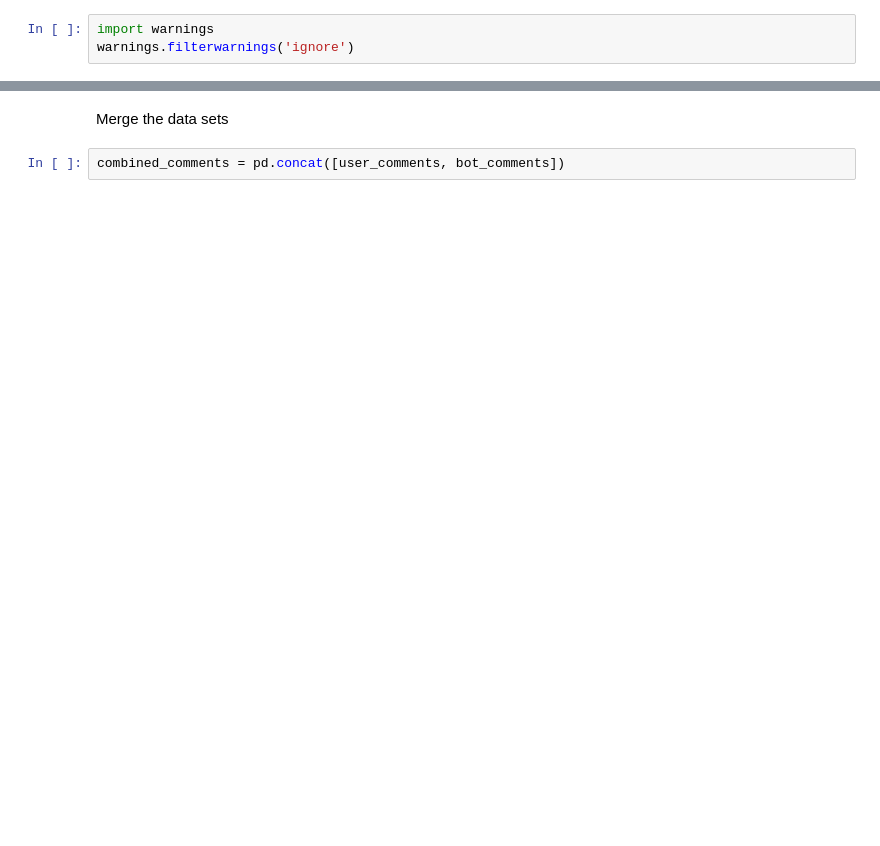
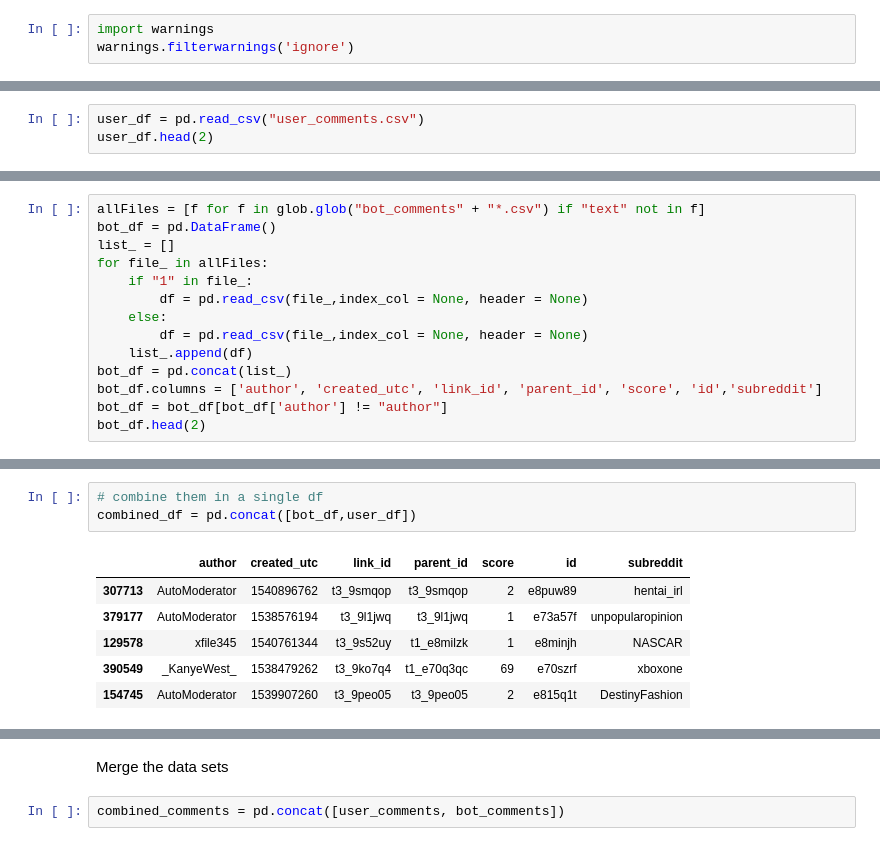
Before and after one commit to jonhartm/SI608_Project, a Jupyter notebook: 608_project_final.ipynb, the cells around one changed output, grey strips where cells are left out. Drawn from its saved outputs; the diff is of its cells as text; blank space fills up the shorter version.

```diff
--- a/608_project_update.ipynb
+++ b/608_project_final.ipynb
@@ -27,0 +26,3 @@ warnings.filterwarnings('ignore')
+# %%
+user_df = pd.read_csv("user_comments.csv")
+user_df.head(2)
@@ -27,0 +39,14 @@ warnings.filterwarnings('ignore')
+# %%
+allFiles = [f for f in glob.glob("bot_comments" + "*.csv") if "text" not in f]
+bot_df = pd.DataFrame()
+list_ = []
+for file_ in allFiles:
+    if "1" in file_:
+        df = pd.read_csv(file_,index_col = None, header = None)
+    else:
+        df = pd.read_csv(file_,index_col = None, header = None)
+    list_.append(df)
+bot_df = pd.concat(list_)
+bot_df.columns = ['author', 'created_utc', 'link_id', 'parent_id', 'score', 'id','subreddit']
+bot_df = bot_df[bot_df['author'] != "author"]
+bot_df.head(2)
@@ -27,0 +193,10 @@ warnings.filterwarnings('ignore')
+# %%
+# combine them in a single df
+combined_df = pd.concat([bot_df,user_df])
+# %% [output]
+|  | author | created_utc | link_id | parent_id | score | id | subreddit |
+| 307713 | AutoModerator | 1540896762 | t3_9smqop | t3_9smqop | 2 | e8puw89 | hentai_irl |
+| 379177 | AutoModerator | 1538576194 | t3_9l1jwq | t3_9l1jwq | 1 | e73a57f | unpopularopinion |
+| 129578 | xfile345 | 1540761344 | t3_9s52uy | t1_e8milzk | 1 | e8minjh | NASCAR |
+| 390549 | _KanyeWest_ | 1538479262 | t3_9ko7q4 | t1_e70q3qc | 69 | e70szrf | xboxone |
+| 154745 | AutoModerator | 1539907260 | t3_9peo05 | t3_9peo05 | 2 | e815q1t | DestinyFashion |
```
Also changed, not shown: parts of 49 cells of this notebook.
